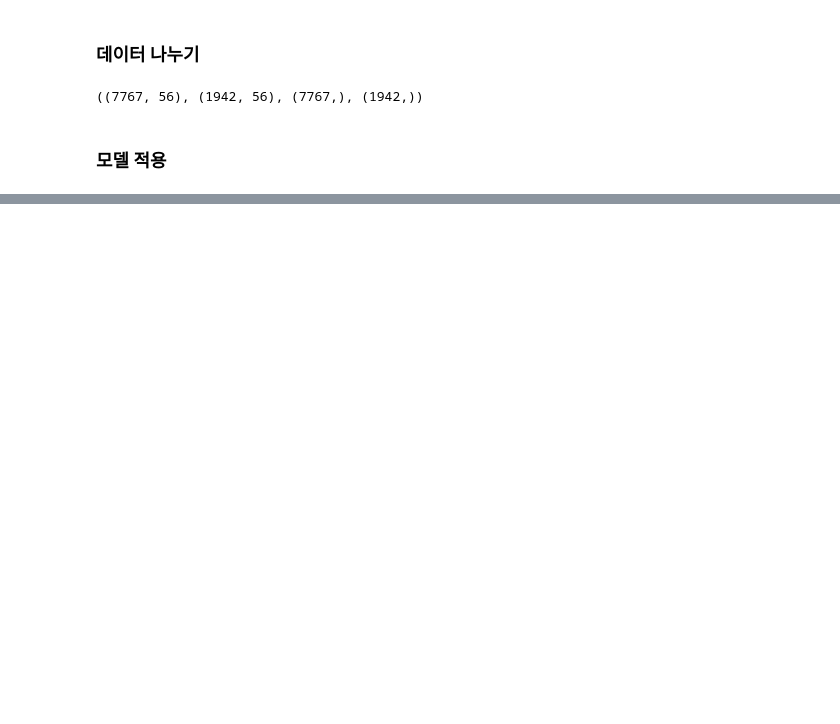
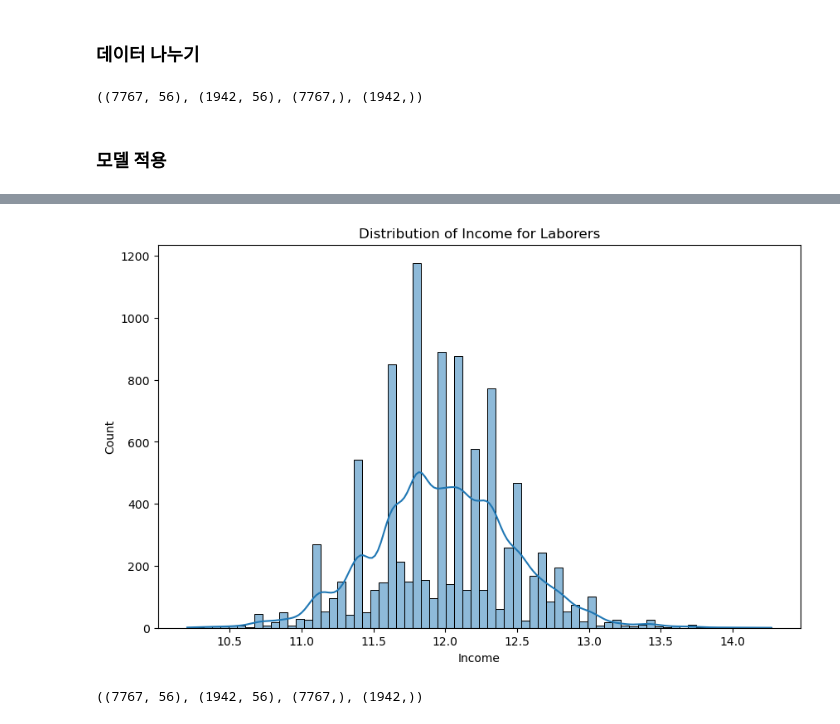
Before and after one commit to tmdcksdl/ML_Credit_Project, a Jupyter notebook: ML_Project/ML_Project2.ipynb, the cells around one changed output, grey strips where cells are left out. Saved outputs shown, nothing was run; the diff lists cells and outputs as text; code cells hidden in the pictures; blank space fills up the shorter version.

```diff
--- a/ML_Project/ML_Project2.ipynb
+++ b/ML_Project/ML_Project2.ipynb
@@ -1566,0 +1567,5 @@ Wall time: 3.99 s
+# %%
+from sklearn.preprocessing import StandardScaler
+
+st = StandardScaler()
+client['Income'] = st.fit_transform(client['Income'].values.reshape(-1, 1))
@@ -1566,0 +1619,10 @@ Wall time: 3.99 s
+# %%
+client['Income'] = np.log1p(client['Income'])
+# %%
+plt.figure(figsize=(10, 6))
+sns.histplot(data=client, x='Income', bins=70, kde=True)
+plt.xlabel('Income')
+plt.title('Distribution of Income for Laborers')
+plt.show()
+# %% [output]
+[figure, added]
@@ -1566,0 +1636,4 @@ Wall time: 3.99 s
+# %%
+X_train.shape, X_test.shape, y_train.shape, y_test.shape
+# %% [output]
+((7767, 56), (1942, 56), (7767,), (1942,))
```
Also changed, not shown: parts of 27 cells of this notebook.
